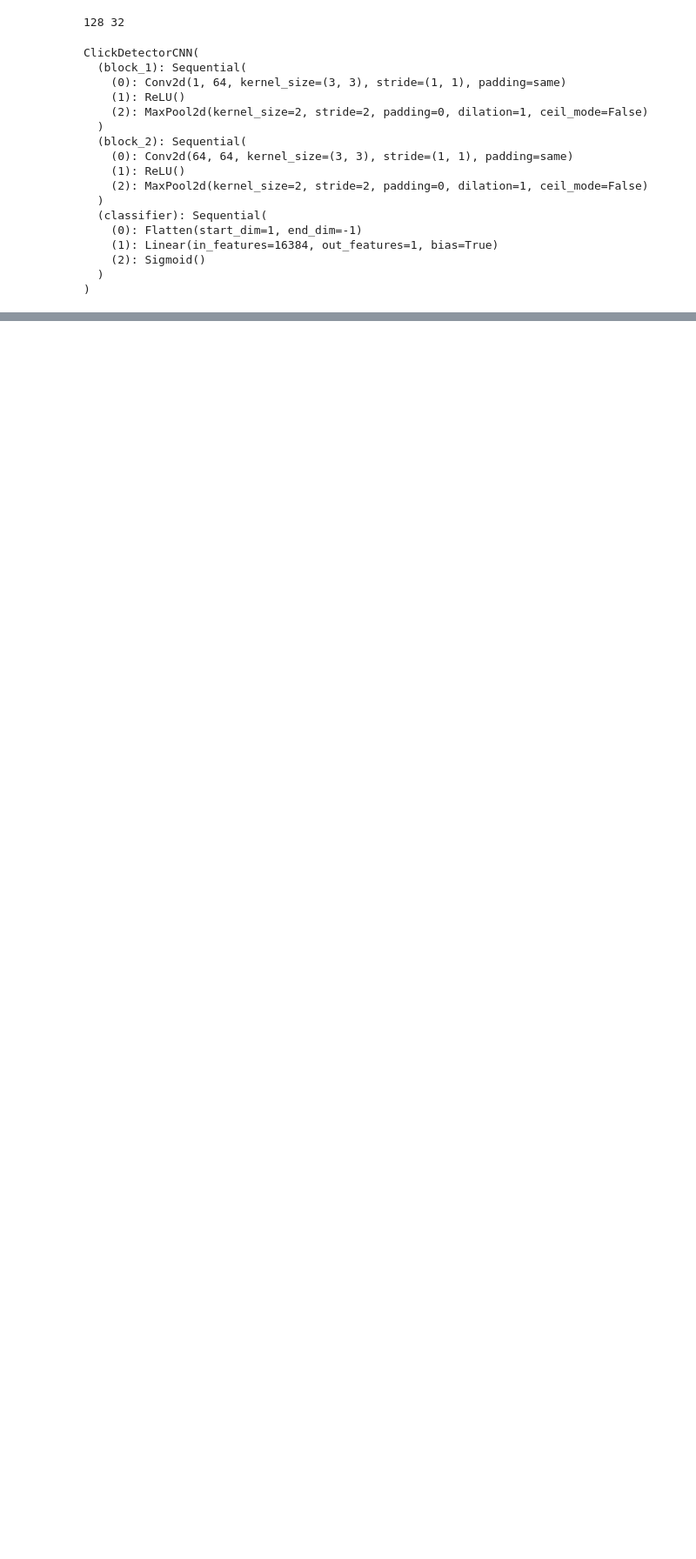
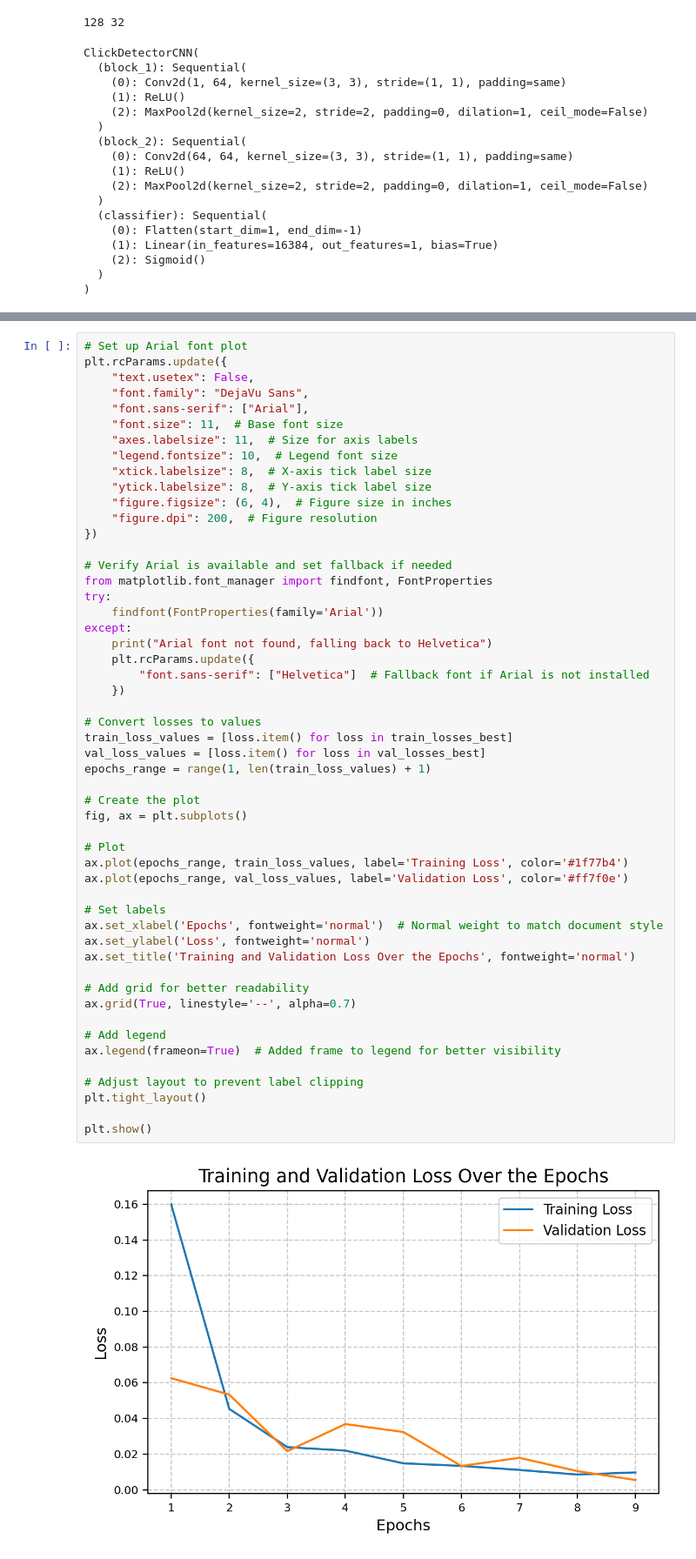
Before and after one commit to matteoseidl/Electrical_Connector_Click-Event_Detection, a Jupyter notebook: 03_Click_Detection_Model/clickDetectionModelTraining.ipynb, the cells around one changed output, grey strips where cells are left out. Shown: that part at 87% size. Saved outputs shown, nothing was run; the diff lists cells and outputs as text; blank space fills up the shorter version.

```diff
--- a/03_Click_Detection_Model/clickDetectionModelTraining.ipynb
+++ b/03_Click_Detection_Model/clickDetectionModelTraining.ipynb
@@ -986,3 +981,57 @@ plt.show()
+# %%
+# Set up Arial font plot
+plt.rcParams.update({
+    "text.usetex": False,
+    "font.family": "DejaVu Sans",
+    "font.sans-serif": ["Arial"],
+    "font.size": 11,  # Base font size
+    "axes.labelsize": 11,  # Size for axis labels
+    "legend.fontsize": 10,  # Legend font size
+    "xtick.labelsize": 8,  # X-axis tick label size
+    "ytick.labelsize": 8,  # Y-axis tick label size
+    "figure.figsize": (6, 4),  # Figure size in inches
+    "figure.dpi": 200,  # Figure resolution
+})
+
+# Verify Arial is available and set fallback if needed
+from matplotlib.font_manager import findfont, FontProperties
+try:
+    findfont(FontProperties(family='Arial'))
+except:
+    print("Arial font not found, falling back to Helvetica")
+    plt.rcParams.update({
+        "font.sans-serif": ["Helvetica"]  # Fallback font if Arial is not installed
+    })
+
+# Convert losses to values
+train_loss_values = [loss.item() for loss in train_losses_best]
+val_loss_values = [loss.item() for loss in val_losses_best]
+epochs_range = range(1, len(train_loss_values) + 1)
+
+# Create the plot
+fig, ax = plt.subplots()
+
+# Plot
+ax.plot(epochs_range, train_loss_values, label='Training Loss', color='#1f77b4')
+ax.plot(epochs_range, val_loss_values, label='Validation Loss', color='#ff7f0e')
+
+# Set labels
+ax.set_xlabel('Epochs', fontweight='normal')  # Normal weight to match document style
+ax.set_ylabel('Loss', fontweight='normal')
+ax.set_title('Training and Validation Loss Over the Epochs', fontweight='normal')
+
+# Add grid for better readability
+ax.grid(True, linestyle='--', alpha=0.7)
+
+# Add legend
+ax.legend(frameon=True)  # Added frame to legend for better visibility
+
+# Adjust layout to prevent label clipping
+plt.tight_layout()
+
+plt.show()
+# %% [output]
+[figure, added]
 # %%
 # save model
 
```
Also changed, not shown: parts of 11 cells of this notebook.
